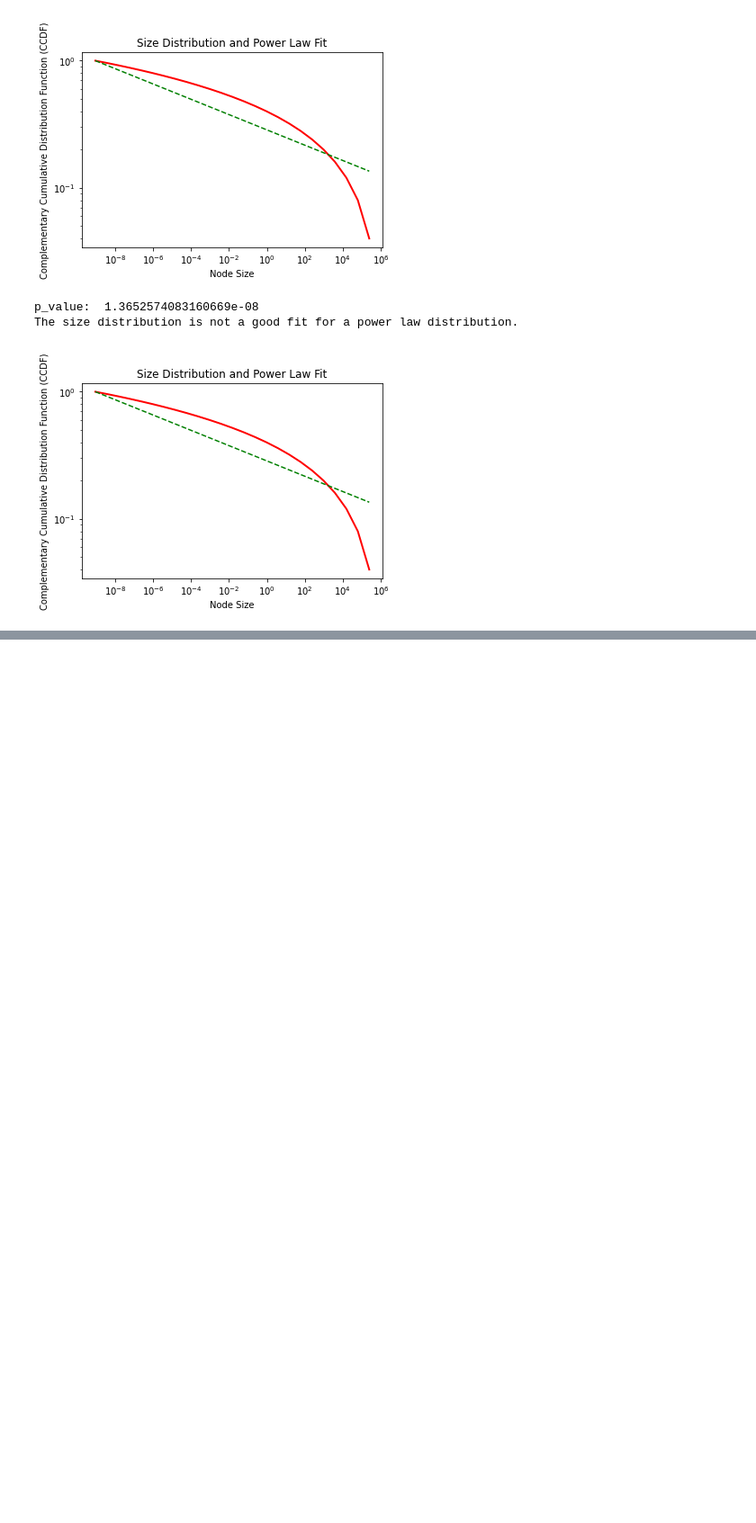
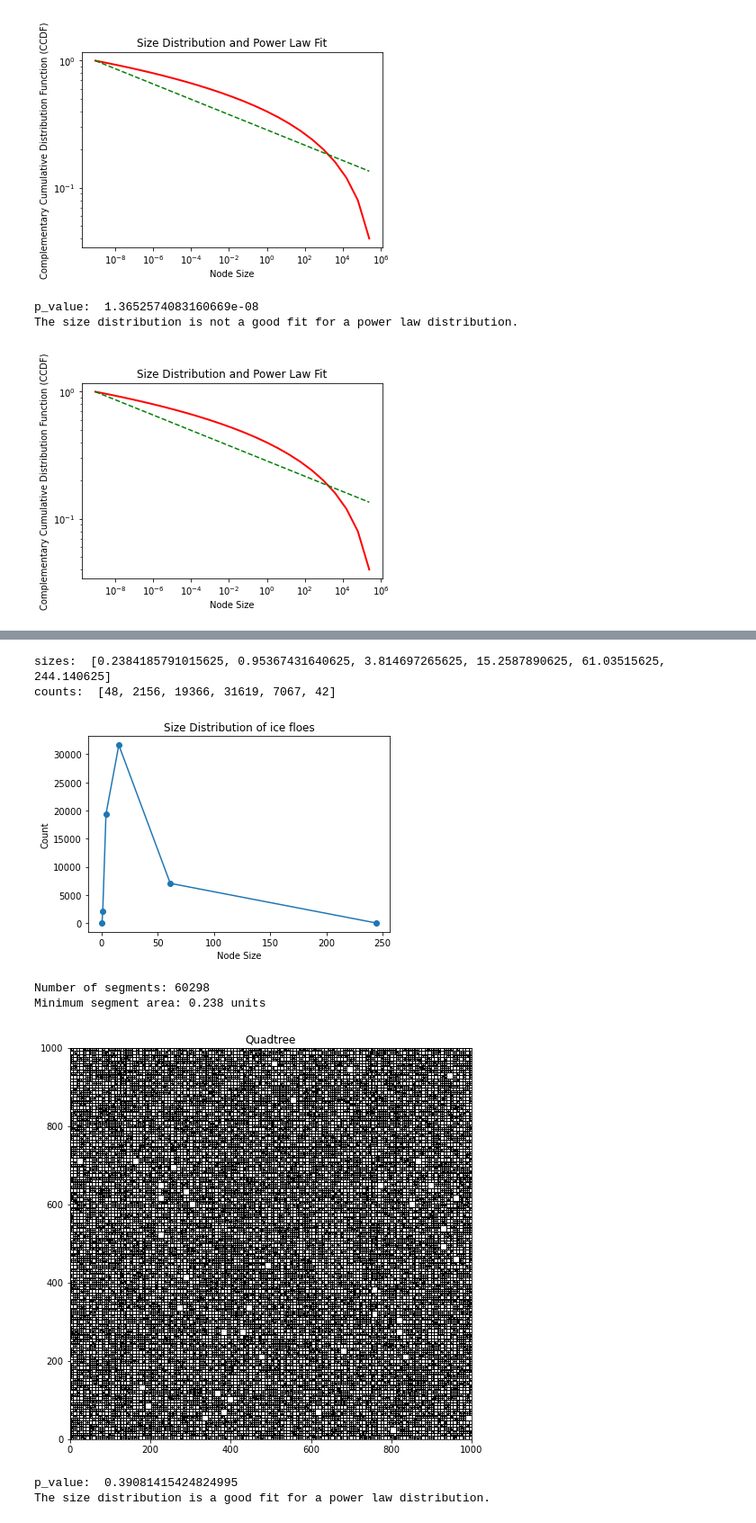
Before and after one commit to Marissa-working/Ice-Floe-Research, a Jupyter notebook: quadtreee.ipynb, the cells around one changed output, grey strips where cells are left out. Shown: that part at 90% size. Drawn from its saved outputs; the diff is of its cells as text; code cells hidden in the pictures; blank space fills up the shorter version.

```diff
--- a/quadtreee.ipynb
+++ b/quadtreee.ipynb
@@ -378,4 +271,0 @@ The size distribution is a good fit for a power law distribution.
-# %%
-quard_size5 = split_weld_simulate_size(0.5,0.1,0.01)
-size_distribution = find_size(quard_size5.root)
-check_power_law_distribution(size_distribution)
@@ -487,0 +412,32 @@ The size distribution is a good fit for a power law distribution.
+# %%
+# 0: nothing happen
+# 1: fracture
+# 2: weld
+def split_weld_simulate_size2(spilt_rate, weld_rate, second):
+    quard_example = QTree()
+    if spilt_rate + weld_rate > 1:
+        print("Error: invalid input, possibility larger than 1")
+    nothing_rate = 1 - spilt_rate - weld_rate
+    population = [0,1,2]
+    weights = [nothing_rate, spilt_rate, weld_rate]
+    for i in range(int(10000*second)):
+        num = random.choices(population, weights)[0]
+        switch = Python_Switch_Size2()
+        switch.behave(num, quard_example)
+    size_distribution = find_size(quard_example.root)
+    plot_size_distribution(size_distribution)
+    quard_example.graph()
+    return quard_example
+# %%
+quard_size_proportion1 = split_weld_simulate_size2(0.3,0.1,10)
+size_distribution = find_size(quard_size_proportion1.root)
+check_power_law_distribution(size_distribution)
+# %% [output]
+sizes:  [0.2384185791015625, 0.95367431640625, 3.814697265625, 15.2587890625, 61.03515625, 244.140625]
+counts:  [48, 2156, 19366, 31619, 7067, 42]
+[figure, added]
+Number of segments: 60298
+Minimum segment area: 0.238 units
+[figure, added]
+p_value:  0.39081415424824995
+The size distribution is a good fit for a power law distribution.
```
Also changed, not shown: parts of 39 cells of this notebook.
